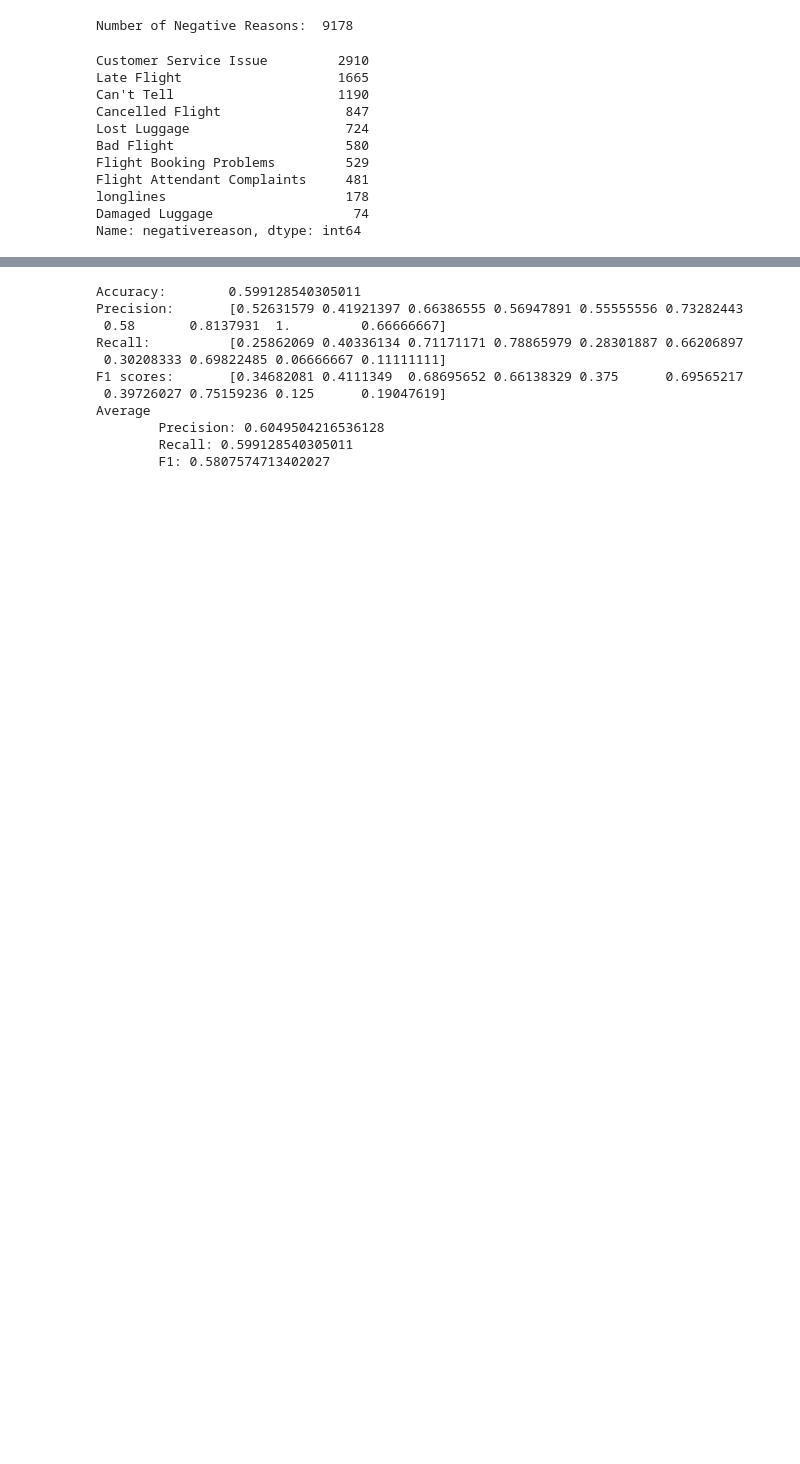
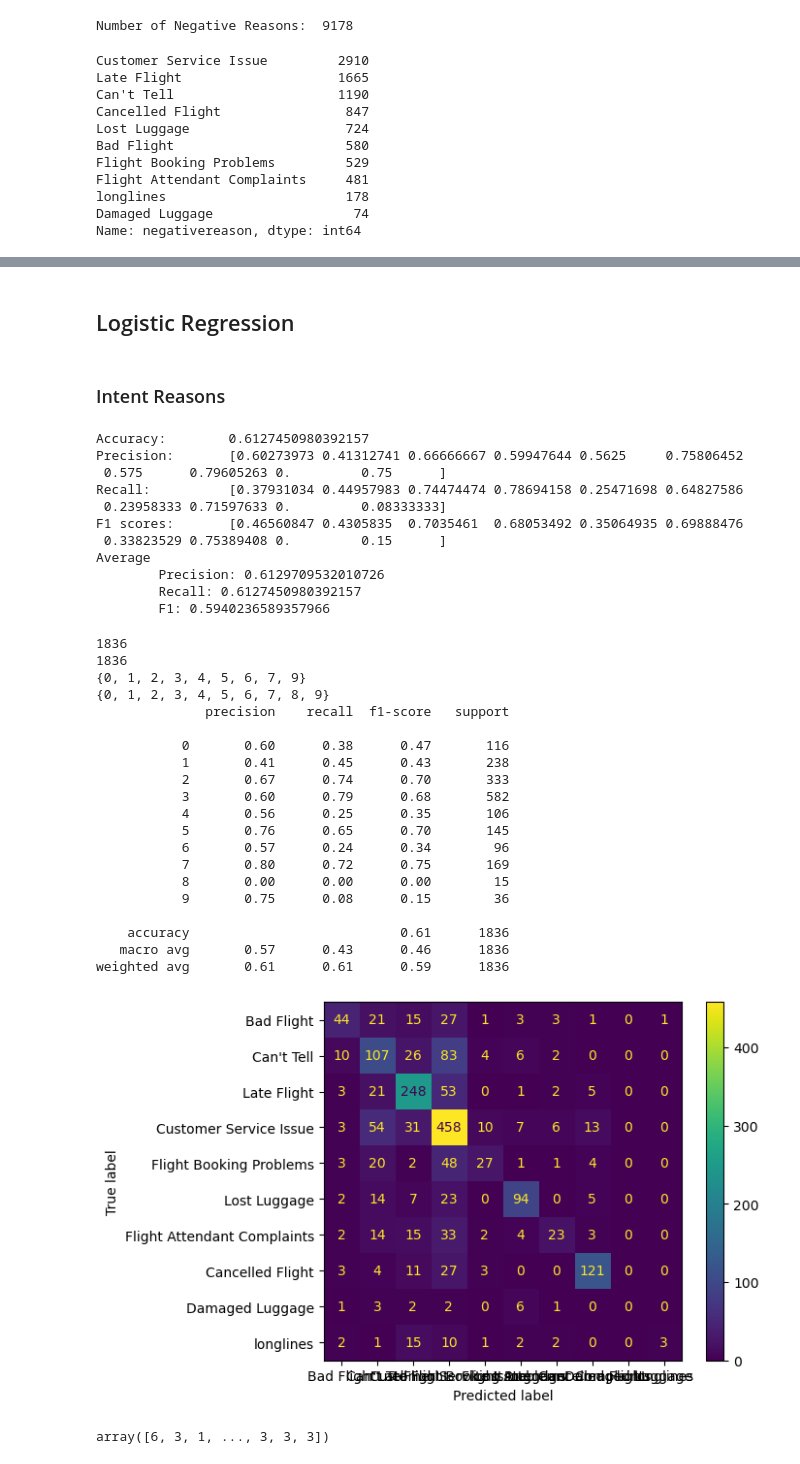
Before and after one commit to cosorio94/natalies-little-helper, a Jupyter notebook: notebooks/intent.ipynb, the cells around one changed output, grey strips where cells are left out. Saved outputs shown, nothing was run; the diff lists cells and outputs as text; code cells hidden in the pictures; blank space fills up the shorter version.

```diff
--- a/notebooks/intent.ipynb
+++ b/notebooks/intent.ipynb
@@ -80,19 +174,56 @@ Average
+# %% [markdown]
+## Logistic Regression
+# %% [markdown]
+### Intent Reasons
 # %%
-clf = LogisticRegressionCV(cv=5, max_iter=5000)
+clf = LogisticRegressionCV(cv=5, max_iter=5000, n_jobs=-1)
 clf.fit(xTrain, yTrain)
 
 yPred = clf.predict(xTest)
 
 helper.evaluate_score(yTest, yPred)
 # %% [output]
-Accuracy:        0.599128540305011
-Precision:       [0.52631579 0.41921397 0.66386555 0.56947891 0.55555556 0.73282443
- 0.58       0.8137931  1.         0.66666667]
-Recall:          [0.25862069 0.40336134 0.71171171 0.78865979 0.28301887 0.66206897
- 0.30208333 0.69822485 0.06666667 0.11111111]
-F1 scores:       [0.34682081 0.4111349  0.68695652 0.66138329 0.375      0.69565217
- 0.39726027 0.75159236 0.125      0.19047619]
+Accuracy:        0.6127450980392157
+Precision:       [0.60273973 0.41312741 0.66666667 0.59947644 0.5625     0.75806452
+ 0.575      0.79605263 0.         0.75      ]
+Recall:          [0.37931034 0.44957983 0.74474474 0.78694158 0.25471698 0.64827586
+ 0.23958333 0.71597633 0.         0.08333333]
+F1 scores:       [0.46560847 0.4305835  0.7035461  0.68053492 0.35064935 0.69888476
+ 0.33823529 0.75389408 0.         0.15      ]
 Average
-        Precision: 0.6049504216536128
-        Recall: 0.599128540305011
-        F1: 0.5807574713402027
+        Precision: 0.6129709532010726
+        Recall: 0.6127450980392157
+        F1: 0.5940236589357966
+# %%
+print(len(yPred))
+print(len(yTest))
+ySet = {y for y in yPred}
+yTSet = {y for y in yTest}
+print(ySet)
+print(yTSet)
+# helper.evaluate_score([0,1,2,3,4], [1,2,0,3,3])
+# helper.evaluate_score(yTest, yPred)
+helper.evaluate_model(clf, xTest, yTest, yLabels)
+# %% [output]
+1836
+1836
+{0, 1, 2, 3, 4, 5, 6, 7, 9}
+{0, 1, 2, 3, 4, 5, 6, 7, 8, 9}
+              precision    recall  f1-score   support
+
+           0       0.60      0.38      0.47       116
+           1       0.41      0.45      0.43       238
+           2       0.67      0.74      0.70       333
+           3       0.60      0.79      0.68       582
+           4       0.56      0.25      0.35       106
+           5       0.76      0.65      0.70       145
+           6       0.57      0.24      0.34        96
+           7       0.80      0.72      0.75       169
+           8       0.00      0.00      0.00        15
+           9       0.75      0.08      0.15        36
+
+    accuracy                           0.61      1836
+   macro avg       0.57      0.43      0.46      1836
+weighted avg       0.61      0.61      0.59      1836
+[figure, added]
+array([6, 3, 1, ..., 3, 3, 3])
```
Also changed, not shown: parts of 34 cells of this notebook, 2 other files.
